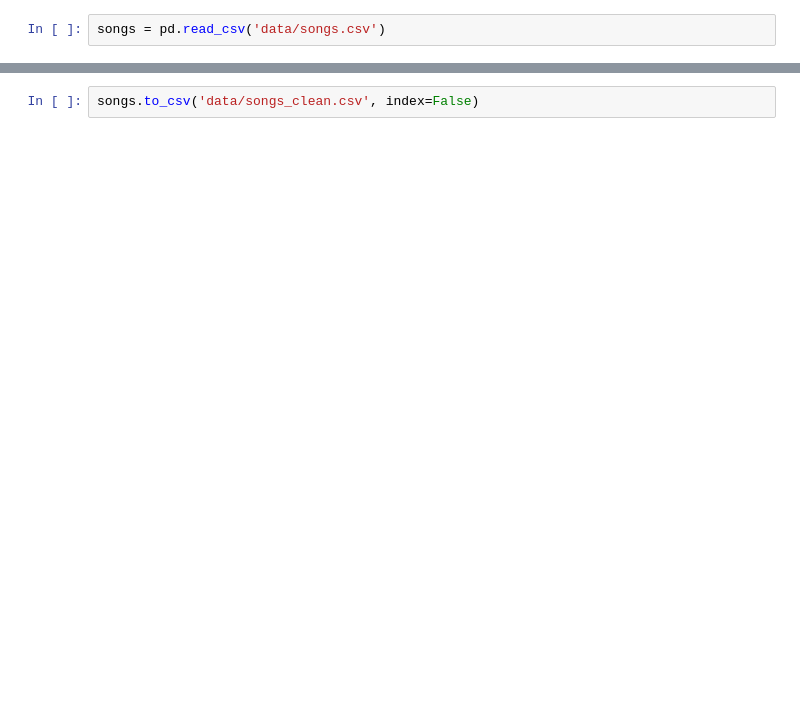
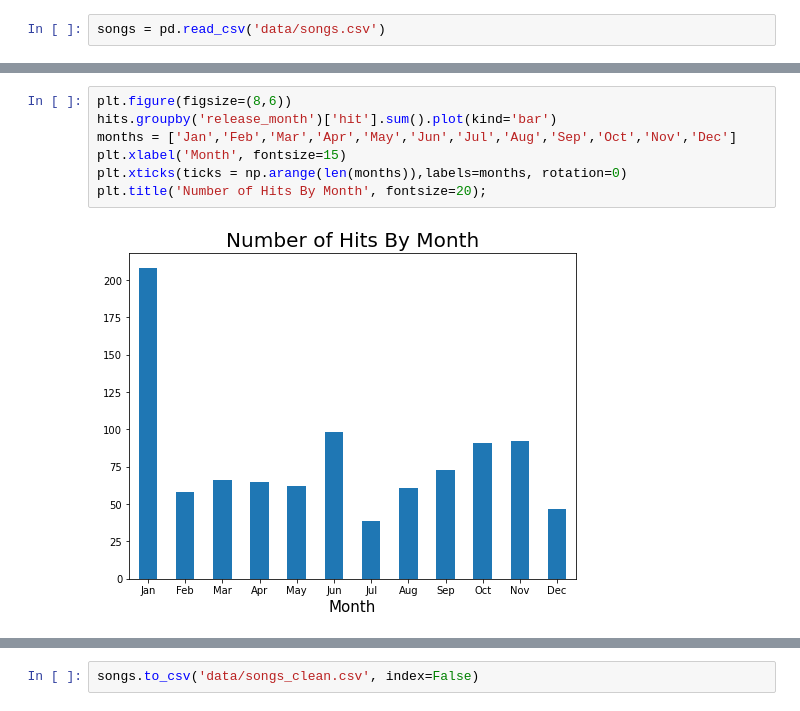
Before and after one commit to bcho91/Predicting-Hit-Songs, a Jupyter notebook: code/2_Data_Cleaning_EDA.ipynb, the cells around one changed output, grey strips where cells are left out. Saved outputs shown, nothing was run; the diff lists cells and outputs as text; blank space fills up the shorter version.

```diff
--- a/code/2_Data_Cleaning_EDA.ipynb
+++ b/code/2_Data_Cleaning_EDA.ipynb
@@ -98,2 +186,11 @@ songs.describe().T
+# %%
+plt.figure(figsize=(8,6))
+hits.groupby('release_month')['hit'].sum().plot(kind='bar')
+months = ['Jan','Feb','Mar','Apr','May','Jun','Jul','Aug','Sep','Oct','Nov','Dec']
+plt.xlabel('Month', fontsize=15)
+plt.xticks(ticks = np.arange(len(months)),labels=months, rotation=0)
+plt.title('Number of Hits By Month', fontsize=20);
+# %% [output]
+[figure, added]
 # %%
 plt.figure(figsize=(8,6))
```
Also changed, not shown: parts of 53 cells of this notebook, 3 other files.
